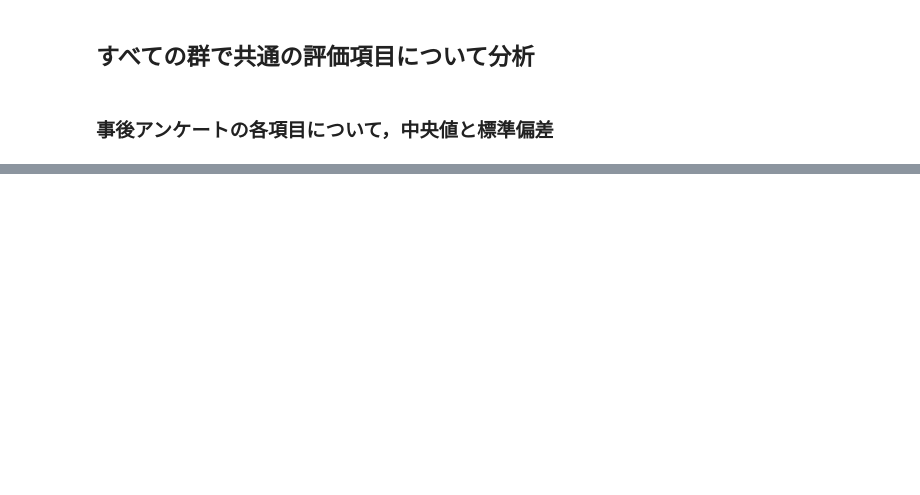
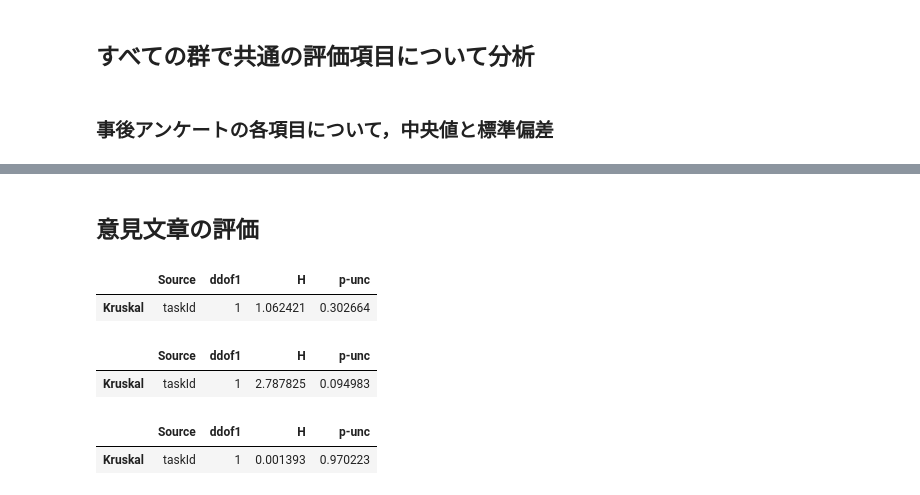
Before and after one commit to oxyu8/q-analysis, a Jupyter notebook: main.ipynb, the cells around one changed output, grey strips where cells are left out. Cells and saved outputs as stored; diff of their text form; code cells hidden in the pictures; blank space fills up the shorter version.

```diff
--- a/main.ipynb
+++ b/main.ipynb
@@ -1295 +1500,52 @@ deepen_understanding_theme
 ... (14 outputs left out)
+# %% [markdown]
+## 意見文章の評価
+# %%
+opinion_evaluation_df = pd.read_csv('./data/意見文章評価シート.csv')
+opinion_evaluation_df.head()
+opinion_evaluation_df = get_dataframe_without_invalid_user(
+    opinion_evaluation_df, valid_user_crowdIds)
+users_df = get_dataframe_from_db('select * from users;', DB_CONFIG)
+users_df = get_dataframe_without_invalid_user(
+    users_df, valid_user_crowdIds)
+
+users_opinion_evaluations_df = pd.merge(
+    users_df,
+    opinion_evaluation_df
+)
+tpp_users_opinion_evaluations_df = users_opinion_evaluations_df.query(
+    'テーマ == "TPP"')
+anova_result = kruskal(
+    data=tpp_users_opinion_evaluations_df, dv='evaluation', between='taskId')
+display(anova_result)
+if int(anova_result['p-unc'] < 0.05):
+    mcomp_result = do_multiple_comparison_with_FDR_tpp(
+        tpp_users_opinion_evaluations_df, target_value='evaluation')
+    display(mcomp_result)
+
+air_pollution_users_opinion_evaluations_df = users_opinion_evaluations_df.query(
+    'テーマ == "AIRPOLLUTION"')
+anova_result = kruskal(
+    data=air_pollution_users_opinion_evaluations_df, dv='evaluation', between='taskId')
+display(anova_result)
+if int(anova_result['p-unc'] < 0.05):
+    mcomp_result = do_multiple_comparison_with_FDR_tpp(
+        air_pollution_users_opinion_evaluations_df, target_value='evaluation')
+    display(mcomp_result)
+
+vietnam_users_opinion_evaluations_df = users_opinion_evaluations_df.query(
+    'テーマ == "VIETNAMTRIP"')
+anova_result = kruskal(
+    data=vietnam_users_opinion_evaluations_df, dv='evaluation', between='taskId')
+display(anova_result)
+if int(anova_result['p-unc'] < 0.05):
+    mcomp_result = do_multiple_comparison_with_FDR_tpp(
+        vietnam_users_opinion_evaluations_df, target_value='evaluation')
+    display(mcomp_result)
+# %% [output]
+|  | Source | ddof1 | H | p-unc |
+| Kruskal | taskId | 1 | 1.062421 | 0.302664 |
+|  | Source | ddof1 | H | p-unc |
+| Kruskal | taskId | 1 | 2.787825 | 0.094983 |
+|  | Source | ddof1 | H | p-unc |
+| Kruskal | taskId | 1 | 0.001393 | 0.970223 |
```
Also changed, not shown: parts of 13 cells of this notebook.
